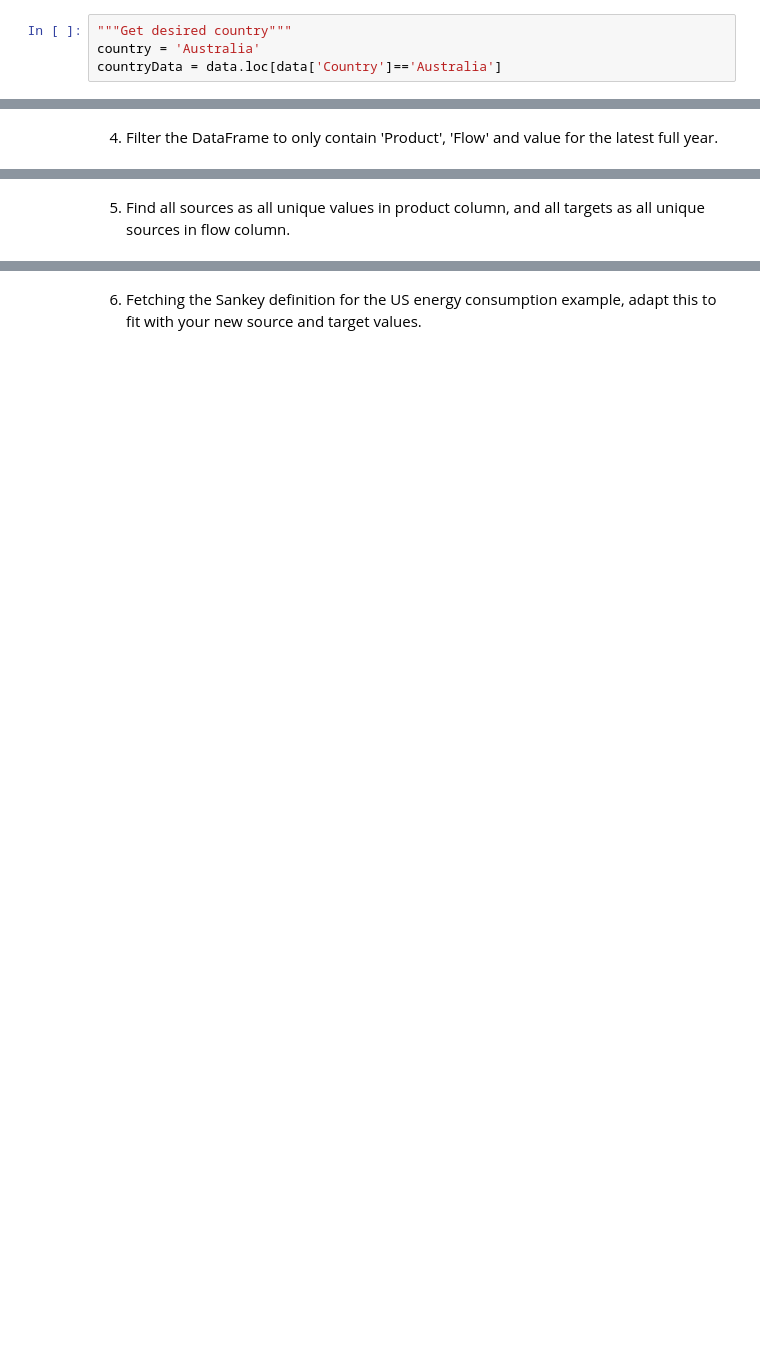
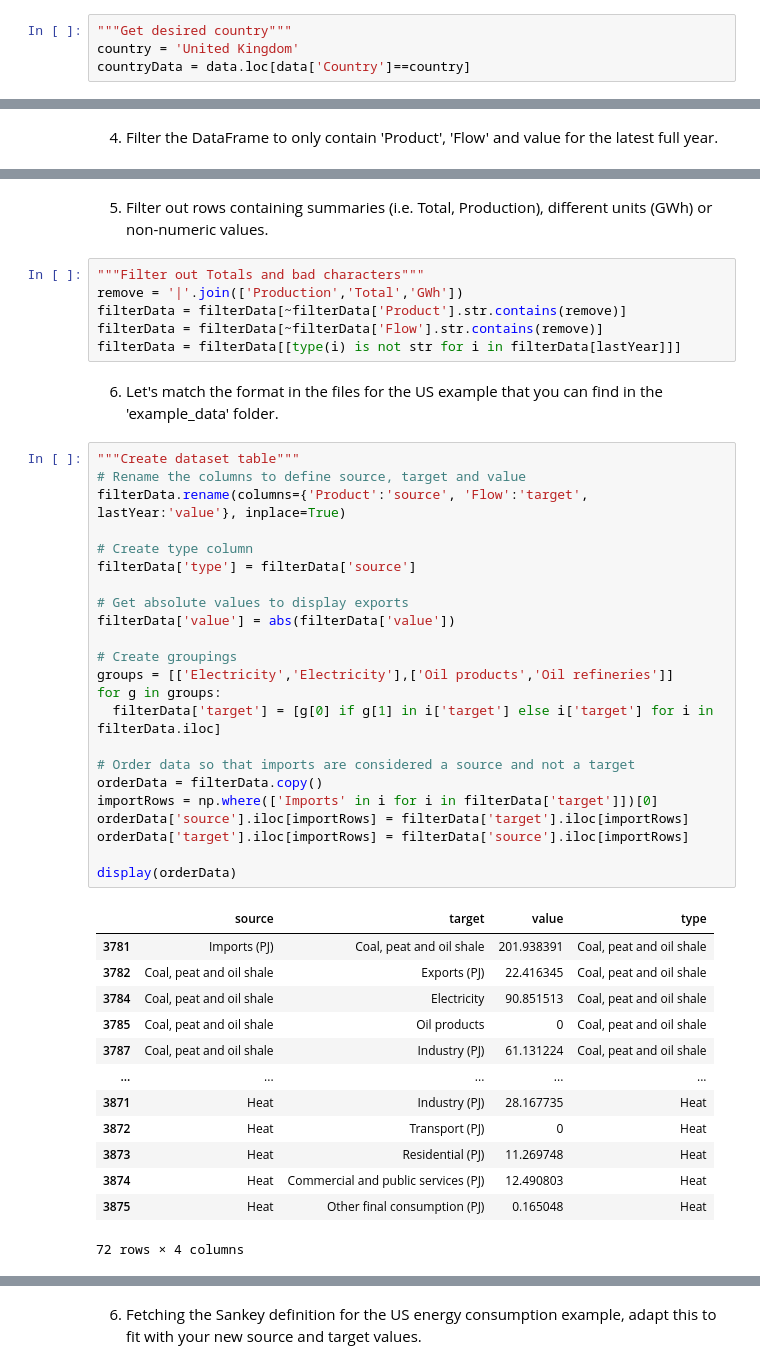
Before and after one commit to luke-scot/emissions-tracking, a Jupyter notebook: energy_consumption.ipynb, the cells around one changed output, grey strips where cells are left out. Saved outputs shown, nothing was run; the diff lists cells and outputs as text; blank space fills up the shorter version.

```diff
--- a/energy_consumption.ipynb
+++ b/energy_consumption.ipynb
@@ -128,4 +120,4 @@ data = pd.read_excel(fileName,sheet_name=sheetName,header=1)
 # %%
 """Get desired country"""
-country = 'Australia'
-countryData = data.loc[data['Country']=='Australia']
+country = 'United Kingdom'
+countryData = data.loc[data['Country']==country]
@@ -138,2 +149,47 @@ filterData = countryData[['Product','Flow',lastYear]]
-# %% [markdown]
-5. Find all sources as all unique values in product column, and all targets as all unique sources in flow column.
+# %% [markdown]
+5. Filter out rows containing summaries (i.e. Total, Production), different units (GWh) or non-numeric values.
+# %%
+"""Filter out Totals and bad characters"""
+remove = '|'.join(['Production','Total','GWh'])
+filterData = filterData[~filterData['Product'].str.contains(remove)]
+filterData = filterData[~filterData['Flow'].str.contains(remove)]
+filterData = filterData[[type(i) is not str for i in filterData[lastYear]]]
+# %% [markdown]
+6. Let's match the format in the files for the US example that you can find in the 'example_data' folder.
+# %%
+"""Create dataset table"""
+# Rename the columns to define source, target and value
+filterData.rename(columns={'Product':'source', 'Flow':'target', lastYear:'value'}, inplace=True)
+
+# Create type column
+filterData['type'] = filterData['source']
+
+# Get absolute values to display exports
+filterData['value'] = abs(filterData['value'])
+
+# Create groupings
+groups = [['Electricity','Electricity'],['Oil products','Oil refineries']]
+for g in groups:
+  filterData['target'] = [g[0] if g[1] in i['target'] else i['target'] for i in filterData.iloc]
+
+# Order data so that imports are considered a source and not a target
+orderData = filterData.copy()
+importRows = np.where(['Imports' in i for i in filterData['target']])[0]
+orderData['source'].iloc[importRows] = filterData['target'].iloc[importRows]
+orderData['target'].iloc[importRows] = filterData['source'].iloc[importRows]
+
+display(orderData)
+# %% [output]
+|  | source | target | value | type |
+| 3781 | Imports (PJ) | Coal, peat and oil shale | 201.938391 | Coal, peat and oil shale |
+| 3782 | Coal, peat and oil shale | Exports (PJ) | 22.416345 | Coal, peat and oil shale |
+| 3784 | Coal, peat and oil shale | Electricity | 90.851513 | Coal, peat and oil shale |
+| 3785 | Coal, peat and oil shale | Oil products | 0 | Coal, peat and oil shale |
+| 3787 | Coal, peat and oil shale | Industry (PJ) | 61.131224 | Coal, peat and oil shale |
+| ... | ... | ... | ... | ... |
+| 3871 | Heat | Industry (PJ) | 28.167735 | Heat |
+| 3872 | Heat | Transport (PJ) | 0 | Heat |
+| 3873 | Heat | Residential (PJ) | 11.269748 | Heat |
+| 3874 | Heat | Commercial and public services (PJ) | 12.490803 | Heat |
+| 3875 | Heat | Other final consumption (PJ) | 0.165048 | Heat |
+72 rows × 4 columns
```
Also changed, not shown: parts of 26 cells of this notebook.
